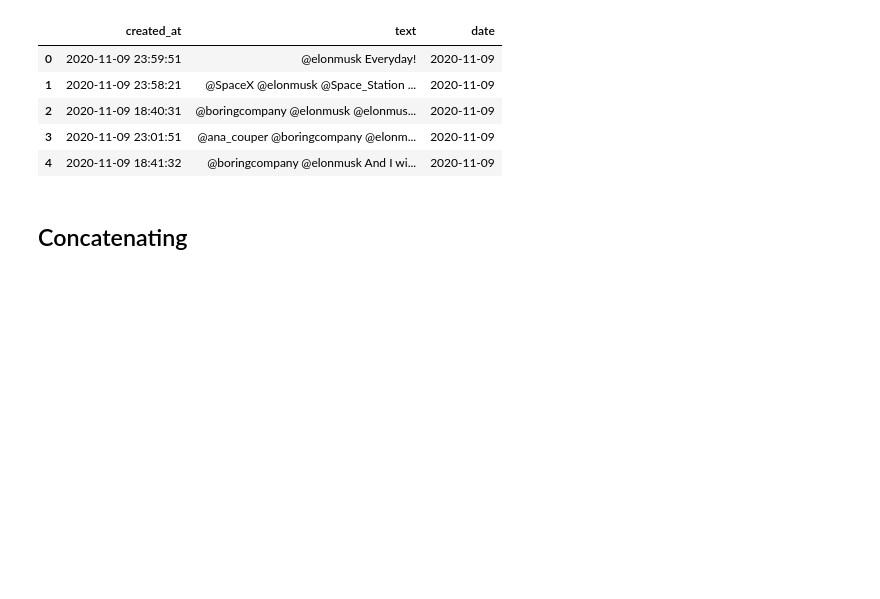
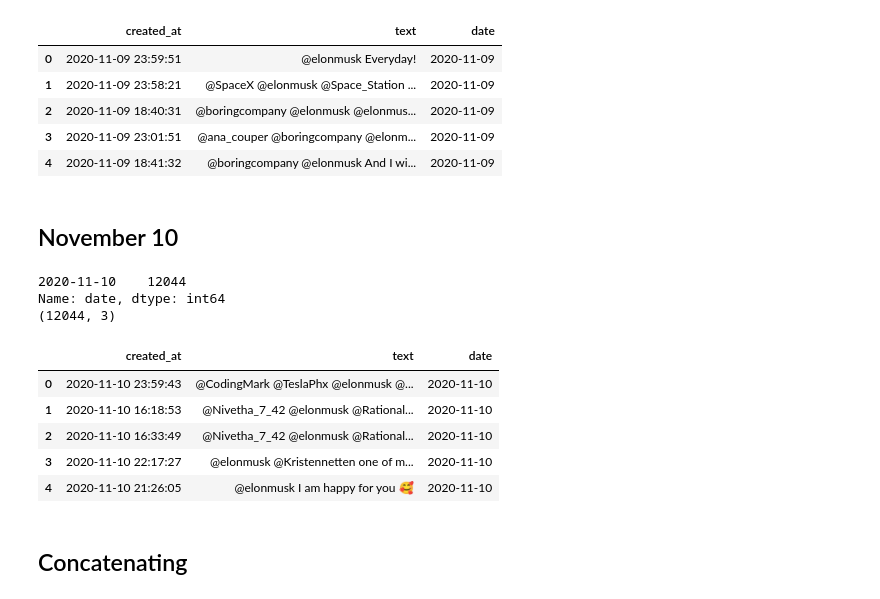
Before and after one commit to akshaypunwatkar/tesla_stock_prediction, a Jupyter notebook: tweets_analysis.ipynb, the cells around one changed output. Cells and saved outputs as stored; diff of their text form; code cells hidden in the pictures; blank space fills up the shorter version.

Commit message:
add nov 10 tweets

```diff
--- a/tweets_analysis.ipynb
+++ b/tweets_analysis.ipynb
@@ -189,6 +189,21 @@ Name: date, dtype: int64
 | 2 | 2020-11-09 18:40:31 | @boringcompany @elonmusk @elonmus... | 2020-11-09 |
 | 3 | 2020-11-09 23:01:51 | @ana_couper @boringcompany @elonm... | 2020-11-09 |
 | 4 | 2020-11-09 18:41:32 | @boringcompany @elonmusk And I wi... | 2020-11-09 |
+# %% [markdown]
+## November 10
+# %%
+nov10 = read_tweets('./data/tweets_1110.csv')
+nov10.head()
+# %% [output]
+2020-11-10    12044
+Name: date, dtype: int64
+(12044, 3)
+|  | created_at | text | date |
+| 0 | 2020-11-10 23:59:43 | @CodingMark @TeslaPhx @elonmusk @... | 2020-11-10 |
+| 1 | 2020-11-10 16:18:53 | @Nivetha_7_42 @elonmusk @Rational... | 2020-11-10 |
+| 2 | 2020-11-10 16:33:49 | @Nivetha_7_42 @elonmusk @Rational... | 2020-11-10 |
+| 3 | 2020-11-10 22:17:27 | @elonmusk @Kristennetten one of m... | 2020-11-10 |
+| 4 | 2020-11-10 21:26:05 | @elonmusk I am happy for you 🥰 | 2020-11-10 |
 # %% [markdown]
 ## Concatenating
 # %%
```
Also changed, not shown: parts of 2 cells of this notebook.
